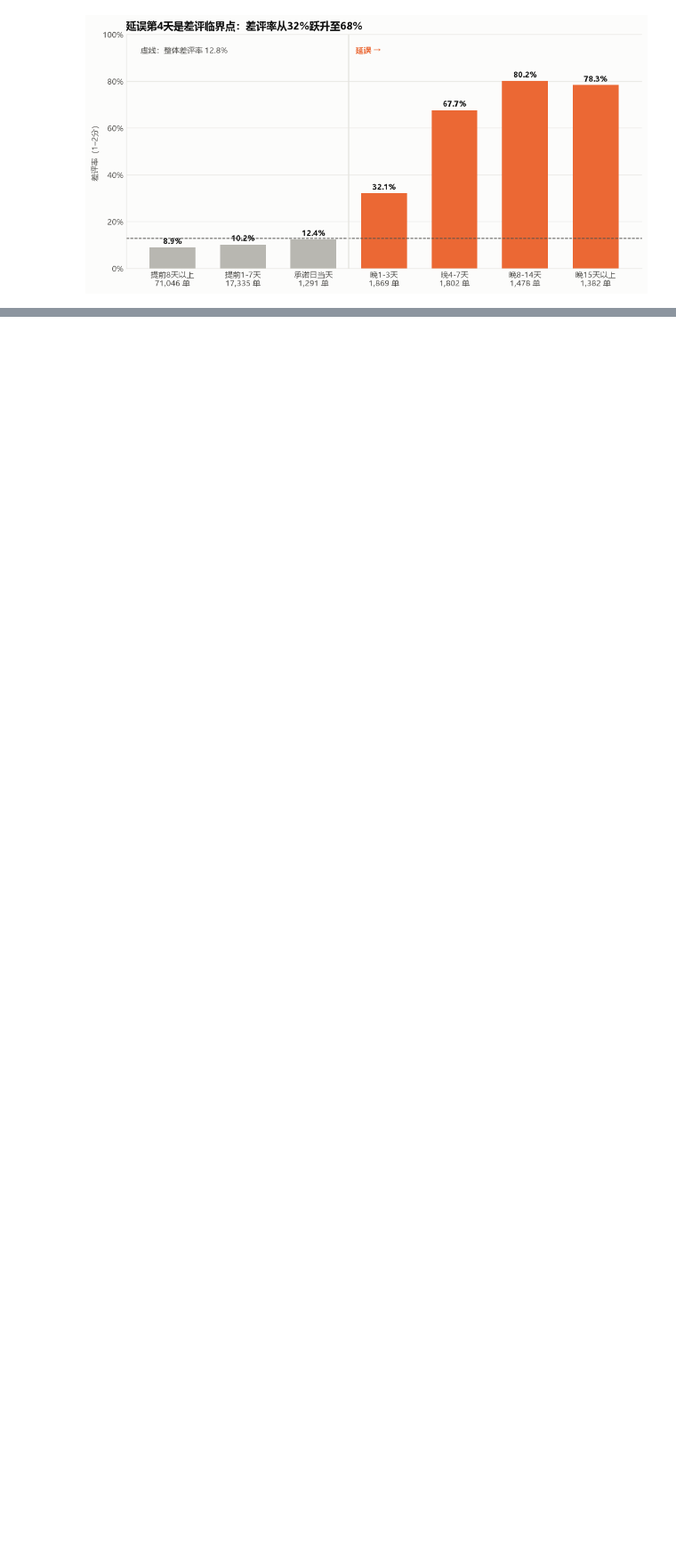
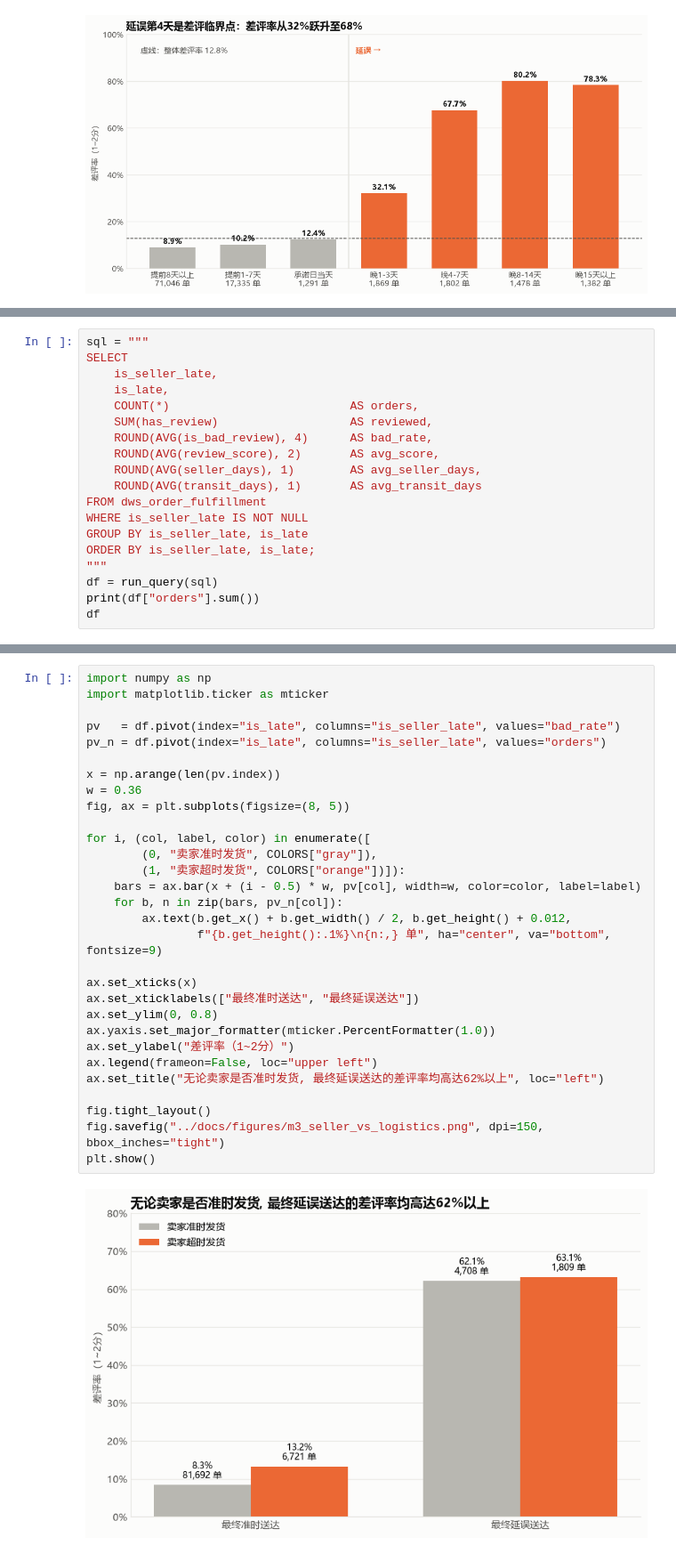
Before and after one commit to LeeMichael-L/olist-analytics, a Jupyter notebook: python/m3_fulfillment.ipynb, the cells around one changed output, grey strips where cells are left out. Shown at 89% size. Drawn from its saved outputs; the diff is of its cells as text; blank space fills up the shorter version.

```diff
--- a/python/m3_fulfillment.ipynb
+++ b/python/m3_fulfillment.ipynb
@@ -149,0 +154,19 @@ plt.show()
+# %%
+sql = """
+SELECT
+    is_seller_late,
+    is_late,
+    COUNT(*)                          AS orders,
+    SUM(has_review)                   AS reviewed,
+    ROUND(AVG(is_bad_review), 4)      AS bad_rate,
+    ROUND(AVG(review_score), 2)       AS avg_score,
+    ROUND(AVG(seller_days), 1)        AS avg_seller_days,
+    ROUND(AVG(transit_days), 1)       AS avg_transit_days
+FROM dws_order_fulfillment
+WHERE is_seller_late IS NOT NULL
+GROUP BY is_seller_late, is_late
+ORDER BY is_seller_late, is_late;
+"""
+df = run_query(sql)
+print(df["orders"].sum())
+df
@@ -149,0 +180,32 @@ plt.show()
+# %%
+import numpy as np
+import matplotlib.ticker as mticker
+
+pv   = df.pivot(index="is_late", columns="is_seller_late", values="bad_rate")
+pv_n = df.pivot(index="is_late", columns="is_seller_late", values="orders")
+
+x = np.arange(len(pv.index))
+w = 0.36
+fig, ax = plt.subplots(figsize=(8, 5))
+
+for i, (col, label, color) in enumerate([
+        (0, "卖家准时发货", COLORS["gray"]),
+        (1, "卖家超时发货", COLORS["orange"])]):
+    bars = ax.bar(x + (i - 0.5) * w, pv[col], width=w, color=color, label=label)
+    for b, n in zip(bars, pv_n[col]):
+        ax.text(b.get_x() + b.get_width() / 2, b.get_height() + 0.012,
+                f"{b.get_height():.1%}\n{n:,} 单", ha="center", va="bottom", fontsize=9)
+
+ax.set_xticks(x)
+ax.set_xticklabels(["最终准时送达", "最终延误送达"])
+ax.set_ylim(0, 0.8)
+ax.yaxis.set_major_formatter(mticker.PercentFormatter(1.0))
+ax.set_ylabel("差评率（1~2分）")
+ax.legend(frameon=False, loc="upper left")
+ax.set_title("无论卖家是否准时发货, 最终延误送达的差评率均高达62%以上", loc="left")
+
+fig.tight_layout()
+fig.savefig("../docs/figures/m3_seller_vs_logistics.png", dpi=150, bbox_inches="tight")
+plt.show()
+# %% [output]
+[figure, added]
```
Also changed, not shown: parts of 3 cells of this notebook, 1 other file.
